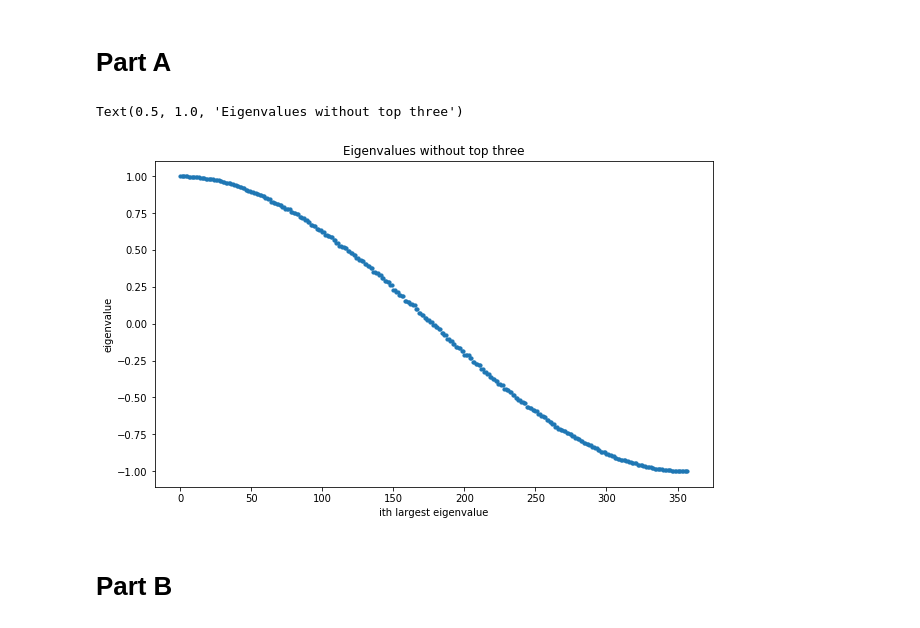
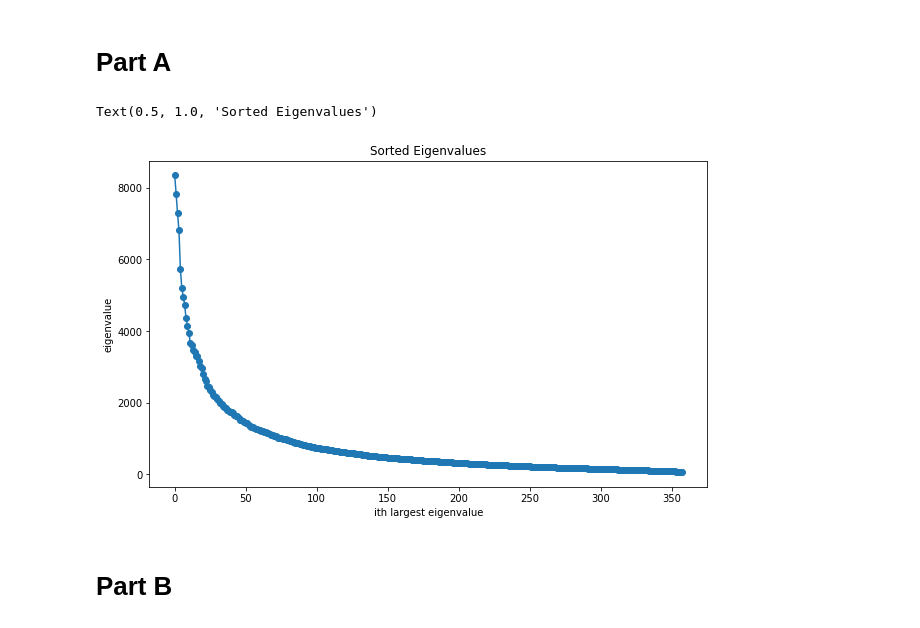
Before and after one commit to mmcinnestaylor/STA4634, a Jupyter notebook: Assignment12/HW12.ipynb, the cells around one changed output. Saved outputs shown, nothing was run; the diff lists cells and outputs as text; code cells hidden in the pictures.

```diff
--- a/Assignment12/HW12.ipynb
+++ b/Assignment12/HW12.ipynb
@@ -55,21 +52,21 @@ Backgrounds dataset:  (3699, 361)
 # %%
 fPCA = PCA(n_components=faces.shape[1])
 vals = fPCA.fit(faces)
-evals, vectors = LA.eig(fPCA.components_)
 
+evals = fPCA.singular_values_
 ind = np.argsort(evals)[-3:]
 evals = np.sort(evals)[::-1][3:].real
 
 x = [i for i in range(evals.shape[0])]
 
 matplotlib.rcParams['figure.figsize'] = [10, 6]
-plt.scatter(x, evals, s=10)
+plt.plot(x, evals, 'o-')
 plt.xlabel('ith largest eigenvalue')
 plt.ylabel('eigenvalue')
-plt.title('Eigenvalues without top three')
+plt.title('Sorted Eigenvalues')
 # %% [output]
-Text(0.5, 1.0, 'Eigenvalues without top three')
+Text(0.5, 1.0, 'Sorted Eigenvalues')
-[figure, old version]
+[figure, new version]
 # %% [markdown]
 # Part B
 # %%
```
Also changed, not shown: parts of 4 cells of this notebook.
